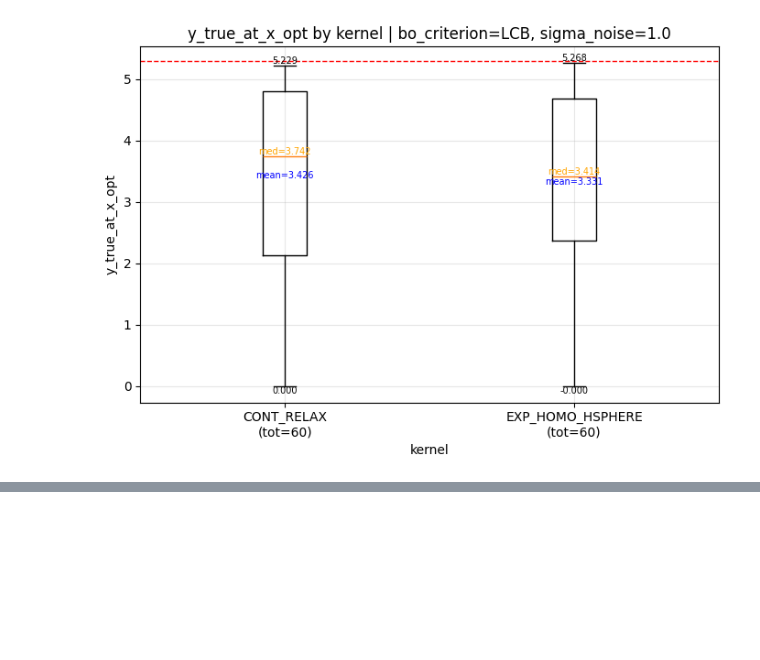
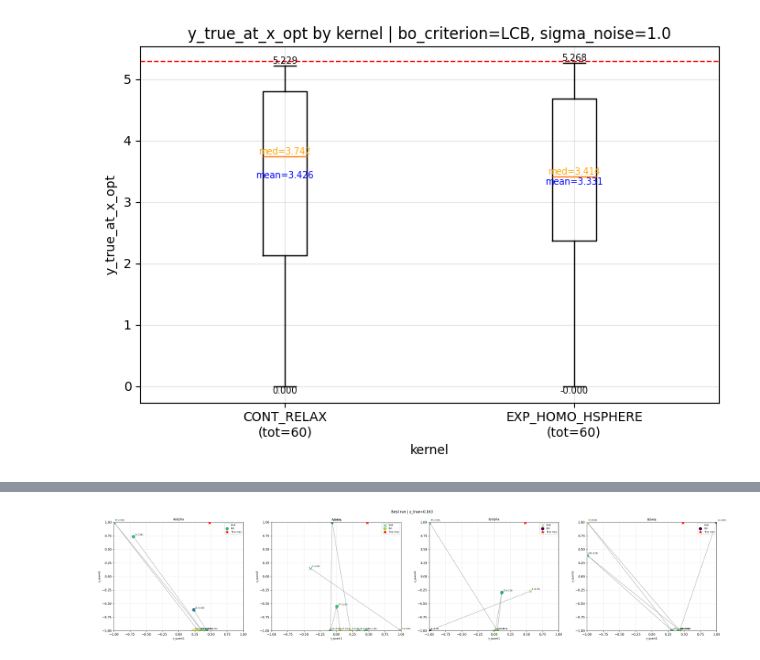
Before and after one commit to srh1001/comcatalyst-stable, a Jupyter notebook: comcatalyst/main_xpr_moda_analyze_benchmark.ipynb, the cells around one changed output, grey strips where cells are left out. Cells and saved outputs as stored; diff of their text form; code cells hidden in the pictures; blank space fills up the shorter version.

```diff
--- a/comcatalyst/main_xpr_moda_analyze_benchmark.ipynb
+++ b/comcatalyst/main_xpr_moda_analyze_benchmark.ipynb
@@ -410,0 +679,9 @@ for bo_criterion in ["EI", "LCB"]:
+# %%
+# Variables
+vars_metadata = VarsMetadata([
+    VarMetadata(name="x_qual1", var_type="categorical", support=["A","B"]),#"C","D"]),
+    VarMetadata(name="x_qual2", var_type="categorical", support=["alpha","beta"]),#"lambda","phi"]),
+    VarMetadata(name="x_quant1", var_type="continuous", support=(-1, 1)),
+    VarMetadata(name="x_quant2", var_type="continuous", support=(-1, 1)),
+    #VarMetadata(name="x_quant3", var_type="continuous", support=(-1, 1)),
+])
@@ -410,0 +749,13 @@ for bo_criterion in ["EI", "LCB"]:
+# %%
+best = sorted(res, key=lambda r: r["y_true_at_x_opt"], reverse=False)[0]
+
+plot_trajectory_by_qual(
+    result = best,
+    vars_metadata = vars_metadata,
+    quant_idx_1 = 2,
+    quant_idx_2 = 3,
+    x_true_max = [0, 0, 0.48, 0.99],
+    title = f"Best run | y_true={best['y_true_at_x_opt']:.3f}",
+)
+# %% [output]
+[figure, added]
```
Also changed, not shown: parts of 13 cells of this notebook, 4 other files.
